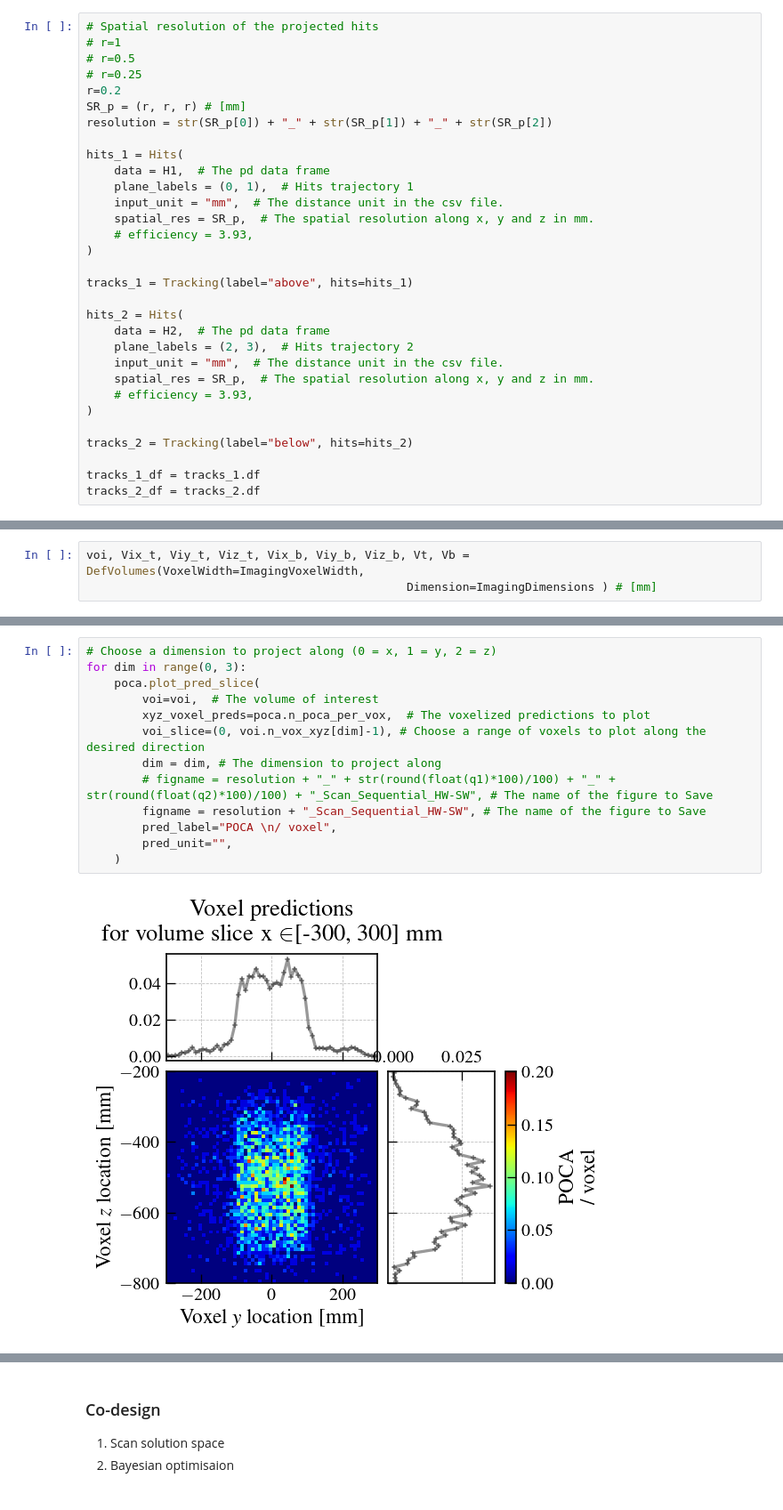
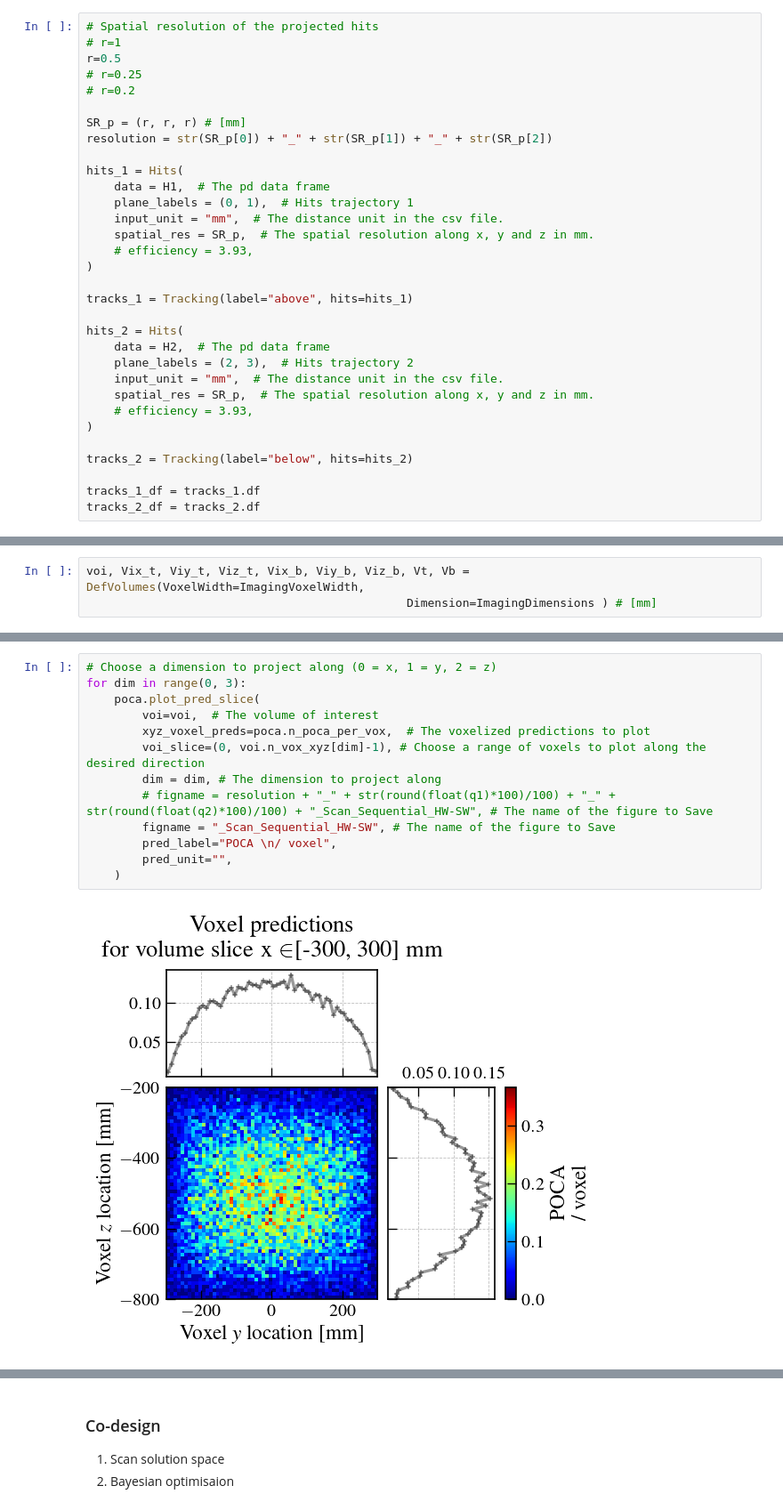
Before and after one commit to MaximeLagrange/muograph, a Jupyter notebook: Analysis.ipynb, the cells around one changed output, grey strips where cells are left out. Shown at 89% size. Drawn from its saved outputs; the diff is of its cells as text.

```diff
--- a/Analysis.ipynb
+++ b/Analysis.ipynb
@@ -1962,9 +1963,10 @@ tensor([187.5000, 187.5000, 187.5000,  ..., 187.5000, 187.5000, 187.5000])
 # %%
 # Spatial resolution of the projected hits
 # r=1
-# r=0.5
+r=0.5
 # r=0.25
-r=0.2
+# r=0.2
+
 SR_p = (r, r, r) # [mm]
 resolution = str(SR_p[0]) + "_" + str(SR_p[1]) + "_" + str(SR_p[2])
 
@@ -3526,15 +3529,15 @@ Collection of 3606 POCA locations.
 # %%
 # Choose a dimension to project along (0 = x, 1 = y, 2 = z)
 for dim in range(0, 3):
     poca.plot_pred_slice(
         voi=voi,  # The volume of interest
         xyz_voxel_preds=poca.n_poca_per_vox,  # The voxelized predictions to plot
         voi_slice=(0, voi.n_vox_xyz[dim]-1), # Choose a range of voxels to plot along the desired direction
         dim = dim, # The dimension to project along
         # figname = resolution + "_" + str(round(float(q1)*100)/100) + "_" + str(round(float(q2)*100)/100) + "_Scan_Sequential_HW-SW", # The name of the figure to Save
-        figname = resolution + "_Scan_Sequential_HW-SW", # The name of the figure to Save
+        figname = "_Scan_Sequential_HW-SW", # The name of the figure to Save
         pred_label="POCA \n/ voxel",
         pred_unit="",
     )
 # %% [output]
-[figure, old version]
+[figure, new version]
```
Also changed, not shown: parts of 44 cells of this notebook.
